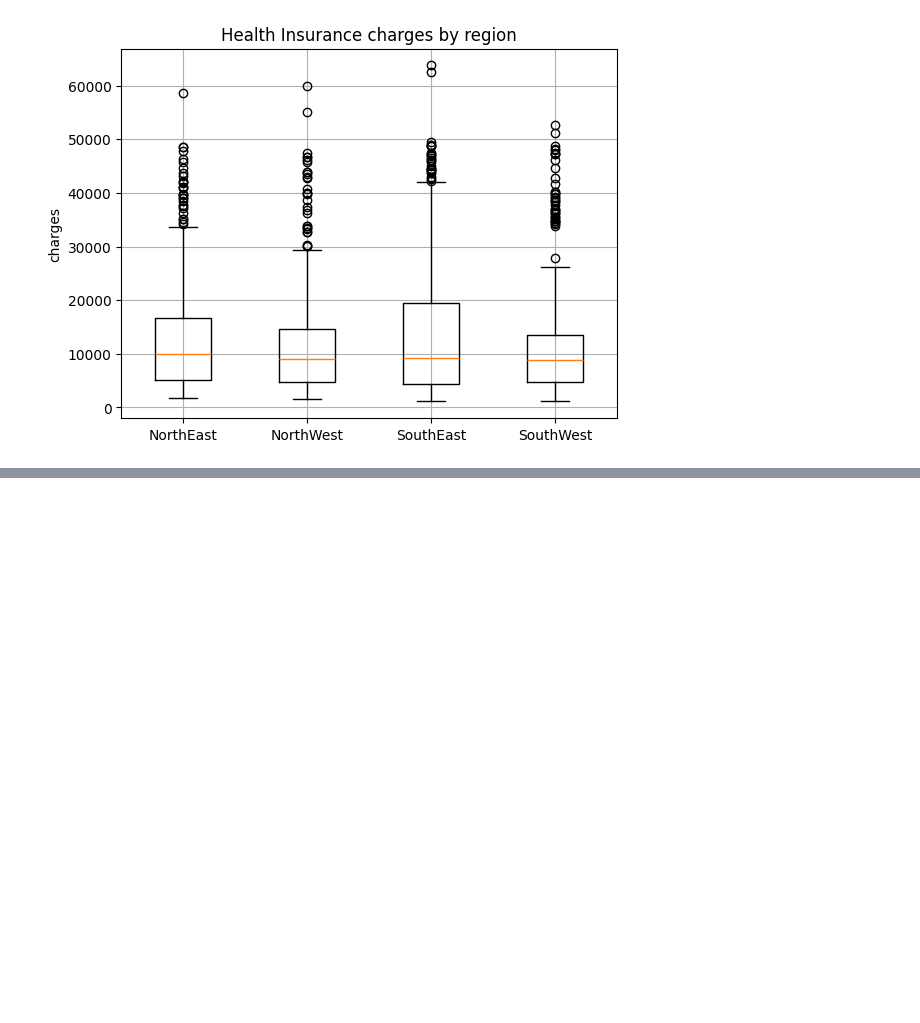
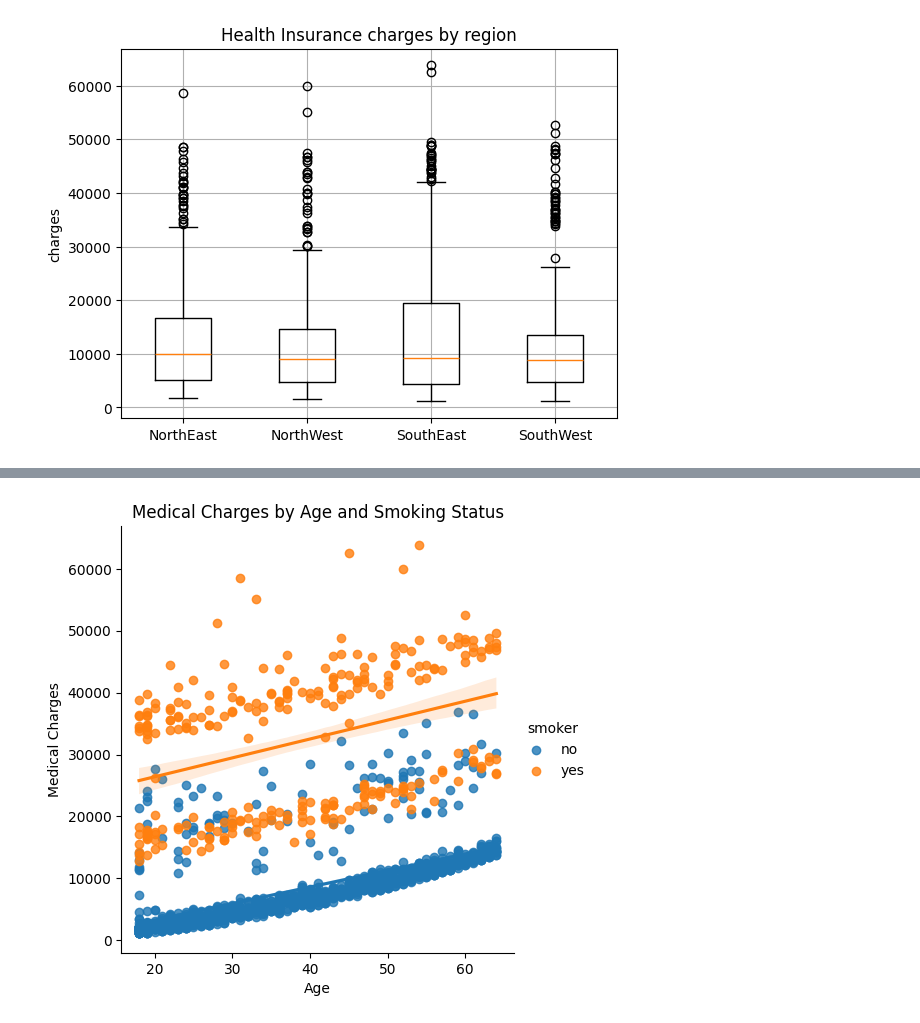
Before and after one commit to teena496/Medical-Insurance-Data-Visualization, a Jupyter notebook: Medical_Cost_Personal.ipynb, the cells around one changed output, grey strips where cells are left out. Saved outputs shown, nothing was run; the diff lists cells and outputs as text; code cells hidden in the pictures; blank space fills up the shorter version.

```diff
--- a/Medical_Cost_Personal.ipynb
+++ b/Medical_Cost_Personal.ipynb
@@ -192,0 +221,8 @@ plt.show()
+# %%
+ax = sns.lmplot(x='age', y='charges', data=df, hue='smoker')
+plt.title("Medical Charges by Age and Smoking Status")
+plt.xlabel("Age")
+plt.ylabel("Medical Charges")
+plt.show()
+# %% [output]
+[figure, added]
```
Also changed, not shown: parts of 11 cells of this notebook.
